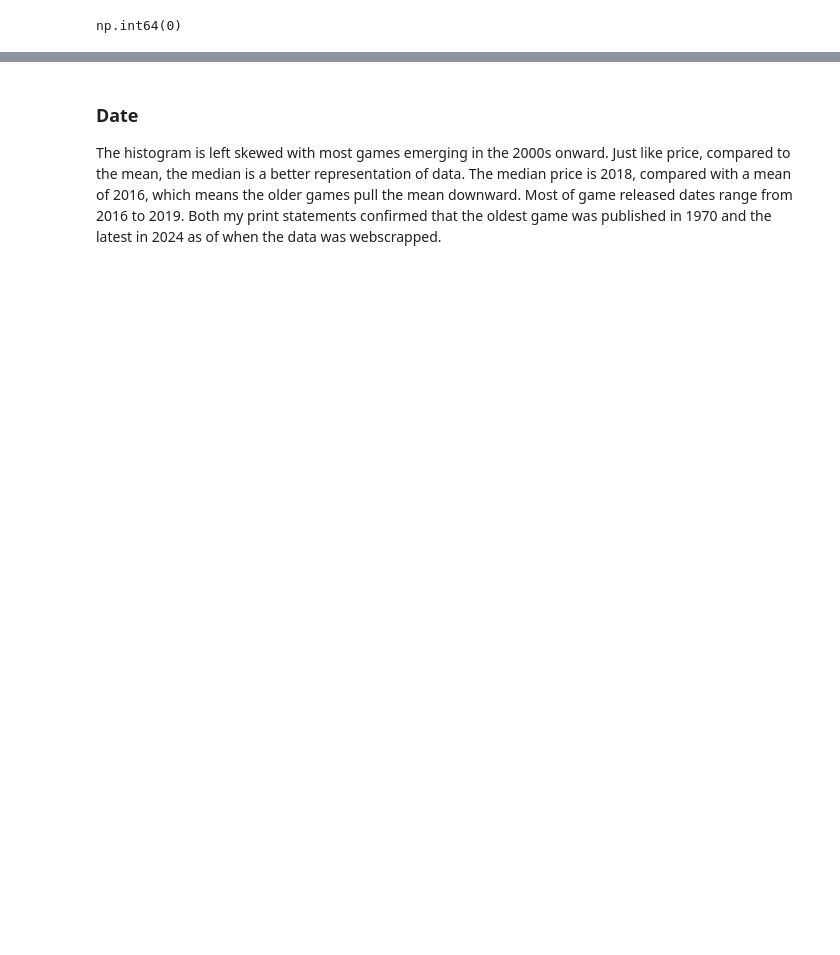
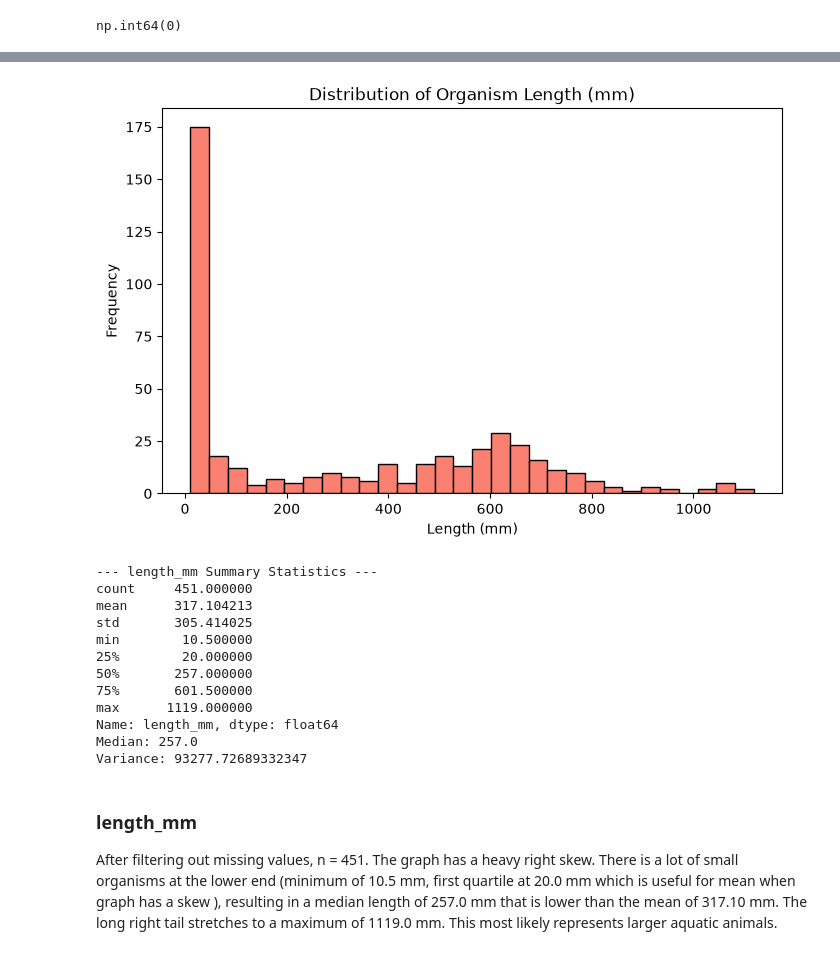
Before and after one commit to johntran038/631-fa26-cyoh-eda-johntran038, a Jupyter notebook: eda.ipynb, the cells around one changed output, grey strips where cells are left out. Drawn from its saved outputs; the diff is of its cells as text; code cells hidden in the pictures; blank space fills up the shorter version.

```diff
--- a/eda.ipynb
+++ b/eda.ipynb
@@ -196,4 +176,33 @@ print(temp.publish_year.describe())
+# %%
+# Drop missing values for length_mm before analyzing distribution
+valid_lengths = df["length_mm"].dropna()
+
+plt.figure(figsize=(8, 5))
+plt.hist(valid_lengths, bins=30, edgecolor="black", color="salmon")
+plt.title("Distribution of Organism Length (mm)")
+plt.xlabel("Length (mm)")
+plt.ylabel("Frequency")
+plt.show()
+
+print("--- length_mm Summary Statistics ---")
+print(valid_lengths.describe())
+print("Median:", valid_lengths.median())
+print("Variance:", valid_lengths.var())
+# %% [output]
+[figure, added]
+--- length_mm Summary Statistics ---
+count     451.000000
+mean      317.104213
+std       305.414025
+min        10.500000
+25%        20.000000
+50%       257.000000
+75%       601.500000
+max      1119.000000
+Name: length_mm, dtype: float64
+Median: 257.0
+Variance: 93277.72689332347
 # %% [markdown]
-### Date
-The histogram is left skewed with most games emerging in the 2000s onward. Just like price, compared to the mean, the median is a better representation of data. The median price is 2018, compared with a mean of 2016, which means the older games pull the mean downward. Most of game released dates range from 2016 to 2019. Both my print statements confirmed that the oldest game was published in 1970 and the latest in 2024 as of when the data was webscrapped.
+### length_mm
+After filtering out missing values, n = 451. The graph has a heavy right skew. There is a lot of small organisms at the lower end (minimum of 10.5 mm, first quartile at 20.0 mm which is useful for mean when graph has a skew ), resulting in a median length of 257.0 mm that is lower than the mean of 317.10 mm. The long right tail stretches to a maximum of 1119.0 mm. This most likely represents larger aquatic animals.
 # %%
```
Also changed, not shown: parts of 25 cells of this notebook.
